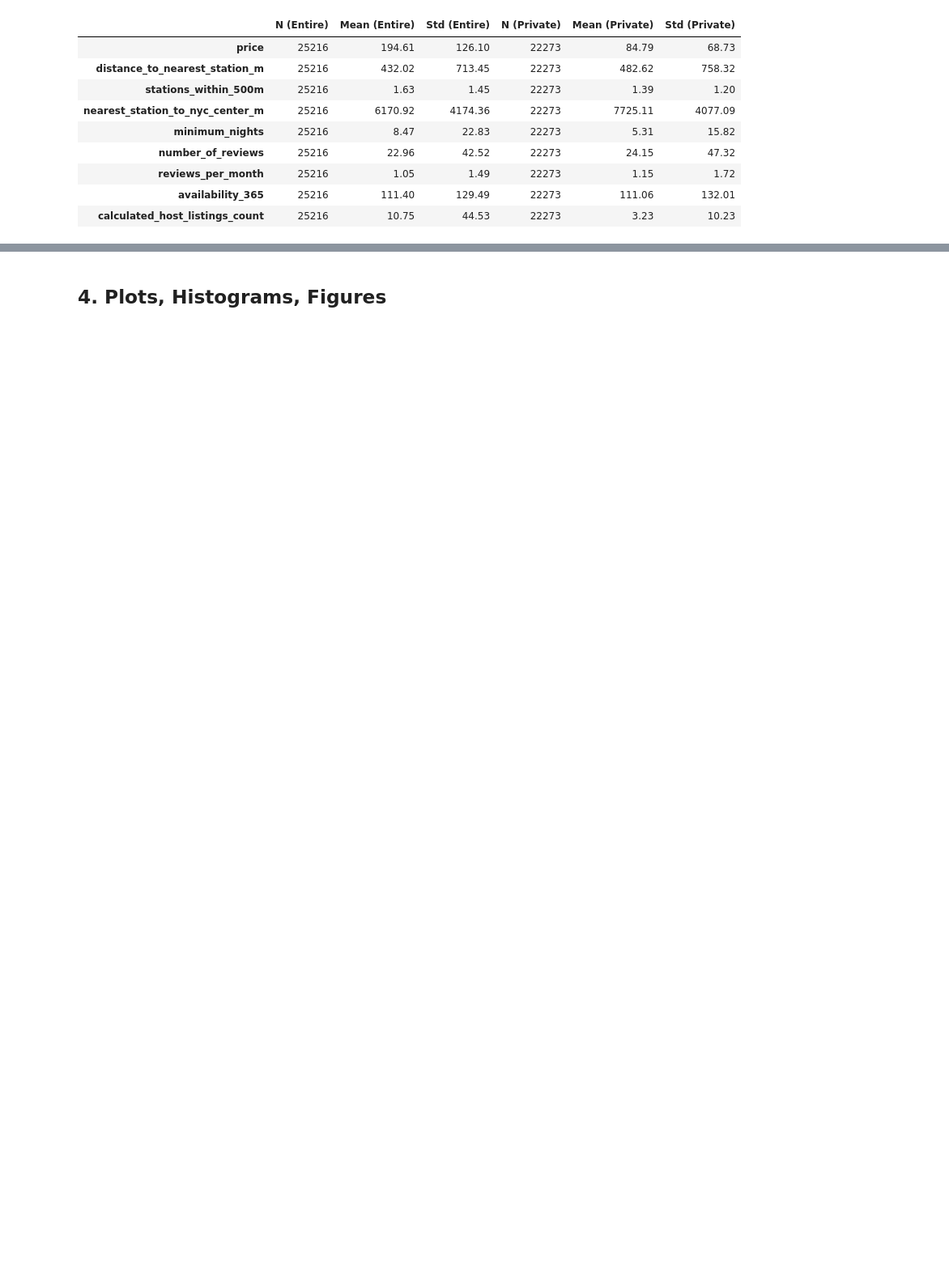
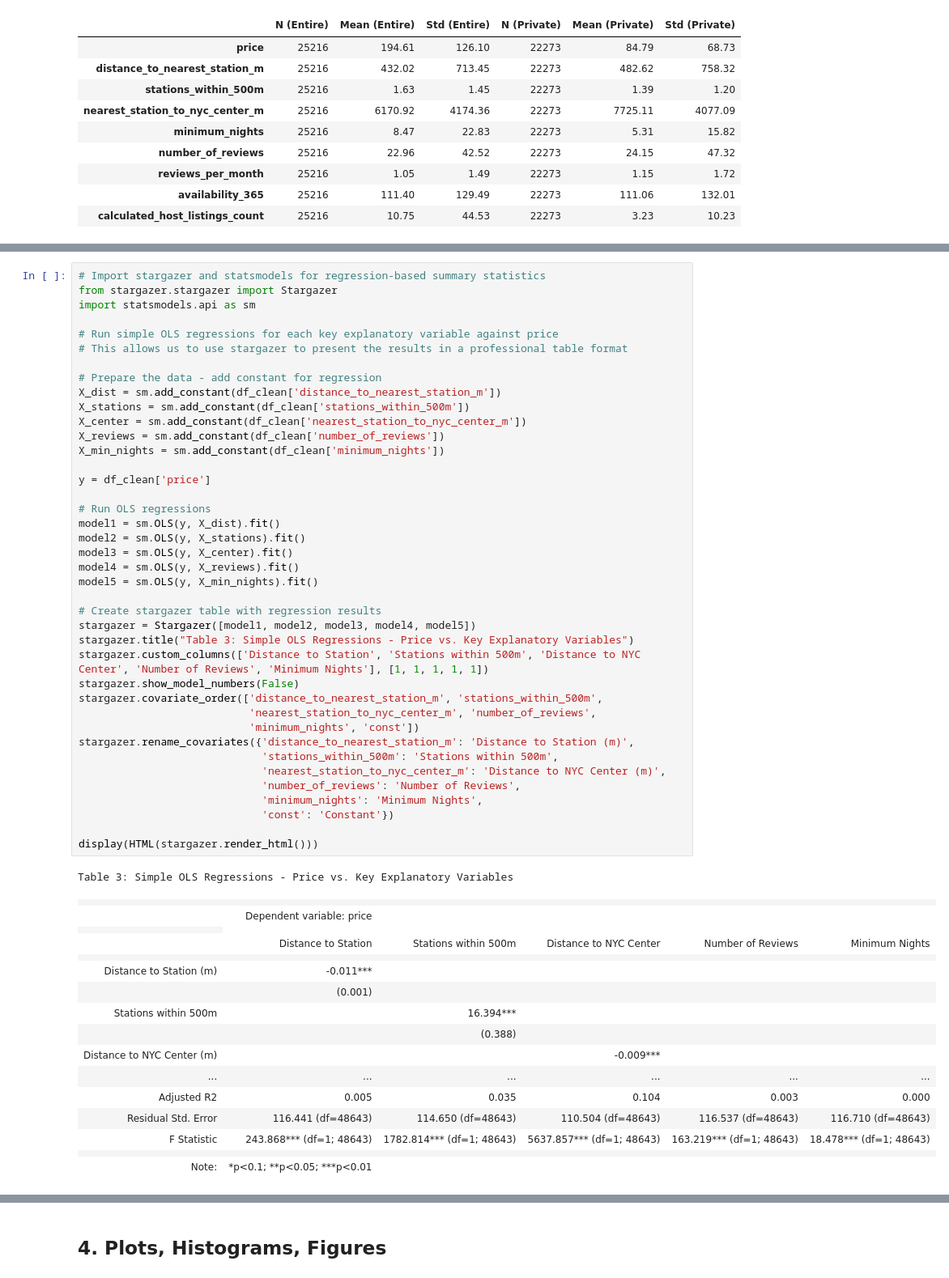
Before and after one commit to Sph964/ECO225_project_1, a Jupyter notebook: project_report_part_3.ipynb, the cells around one changed output, grey strips where cells are left out. Shown at 81% size. Drawn from its saved outputs; the diff is of its cells as text; blank space fills up the shorter version.

```diff
--- a/project_report_part_3.ipynb
+++ b/project_report_part_3.ipynb
@@ -250,0 +255,58 @@ Table 2: Summary Statistics by Room Type (Entire Home vs Private Room)
+# %%
+# Import stargazer and statsmodels for regression-based summary statistics
+from stargazer.stargazer import Stargazer
+import statsmodels.api as sm
+
+# Run simple OLS regressions for each key explanatory variable against price
+# This allows us to use stargazer to present the results in a professional table format
+
+# Prepare the data - add constant for regression
+X_dist = sm.add_constant(df_clean['distance_to_nearest_station_m'])
+X_stations = sm.add_constant(df_clean['stations_within_500m'])
+X_center = sm.add_constant(df_clean['nearest_station_to_nyc_center_m'])
+X_reviews = sm.add_constant(df_clean['number_of_reviews'])
+X_min_nights = sm.add_constant(df_clean['minimum_nights'])
+
+y = df_clean['price']
+
+# Run OLS regressions
+model1 = sm.OLS(y, X_dist).fit()
+model2 = sm.OLS(y, X_stations).fit()
+model3 = sm.OLS(y, X_center).fit()
+model4 = sm.OLS(y, X_reviews).fit()
+model5 = sm.OLS(y, X_min_nights).fit()
+
+# Create stargazer table with regression results
+stargazer = Stargazer([model1, model2, model3, model4, model5])
+stargazer.title("Table 3: Simple OLS Regressions - Price vs. Key Explanatory Variables")
+stargazer.custom_columns(['Distance to Station', 'Stations within 500m', 'Distance to NYC Center', 'Number of Reviews', 'Minimum Nights'], [1, 1, 1, 1, 1])
+stargazer.show_model_numbers(False)
+stargazer.covariate_order(['distance_to_nearest_station_m', 'stations_within_500m',
+                           'nearest_station_to_nyc_center_m', 'number_of_reviews',
+                           'minimum_nights', 'const'])
+stargazer.rename_covariates({'distance_to_nearest_station_m': 'Distance to Station (m)',
+                             'stations_within_500m': 'Stations within 500m',
+                             'nearest_station_to_nyc_center_m': 'Distance to NYC Center (m)',
+                             'number_of_reviews': 'Number of Reviews',
+                             'minimum_nights': 'Minimum Nights',
+                             'const': 'Constant'})
+
+display(HTML(stargazer.render_html()))
+# %% [output]
+Table 3: Simple OLS Regressions - Price vs. Key Explanatory Variables
+|  |  |  |  |  |  |
+|  | Dependent variable: price |  |  |  |  |
+|  |
+|  | Distance to Station | Stations within 500m | Distance to NYC Center | Number of Reviews | Minimum Nights |
+|  |  |  |  |  |  |
+| Distance to Station (m) | -0.011*** |  |  |  |  |
+|  | (0.001) |  |  |  |  |
+| Stations within 500m |  | 16.394*** |  |  |  |
+|  |  | (0.388) |  |  |  |
+| Distance to NYC Center (m) |  |  | -0.009*** |  |  |
+| ... | ... | ... | ... | ... | ... |
+| Adjusted R2 | 0.005 | 0.035 | 0.104 | 0.003 | 0.000 |
+| Residual Std. Error | 116.441 (df=48643) | 114.650 (df=48643) | 110.504 (df=48643) | 116.537 (df=48643) | 116.710 (df=48643) |
+| F Statistic | 243.868*** (df=1; 48643) | 1782.814*** (df=1; 48643) | 5637.857*** (df=1; 48643) | 163.219*** (df=1; 48643) | 18.478*** (df=1; 48643) |
+|  |  |  |  |  |  |
+| Note: | *p<0.1; **p<0.05; ***p<0.01 |  |  |  |  |
```
Also changed, not shown: parts of 4 cells of this notebook, 1 other file.
